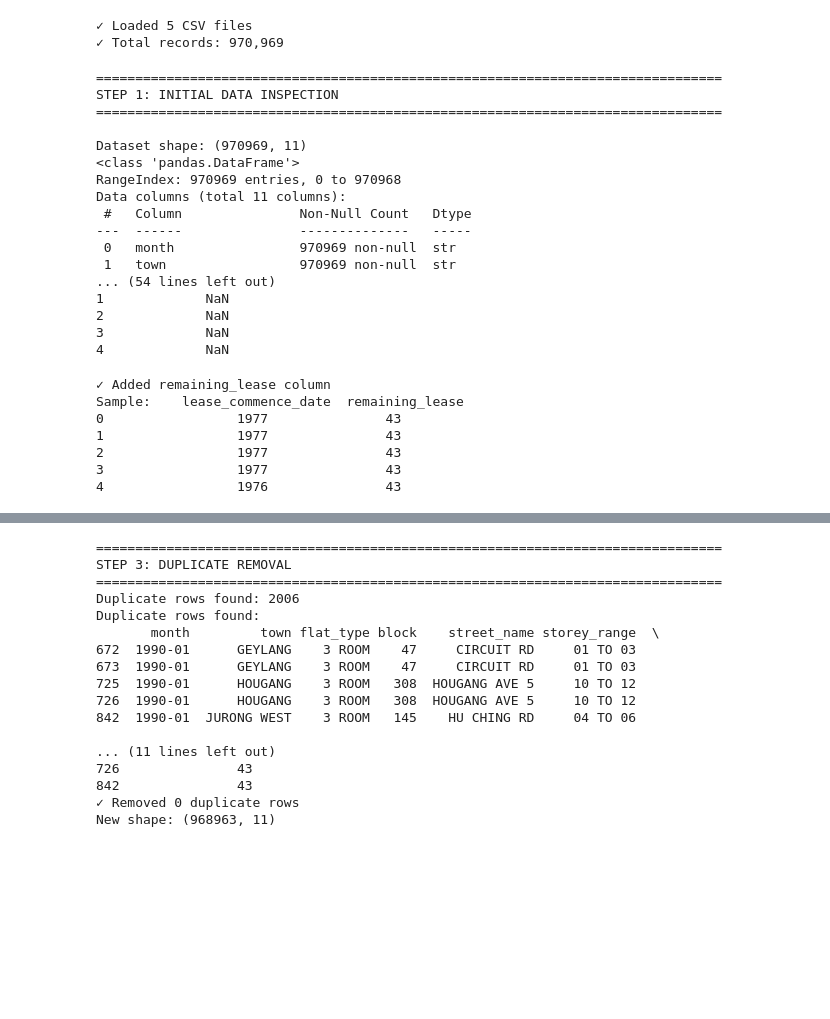
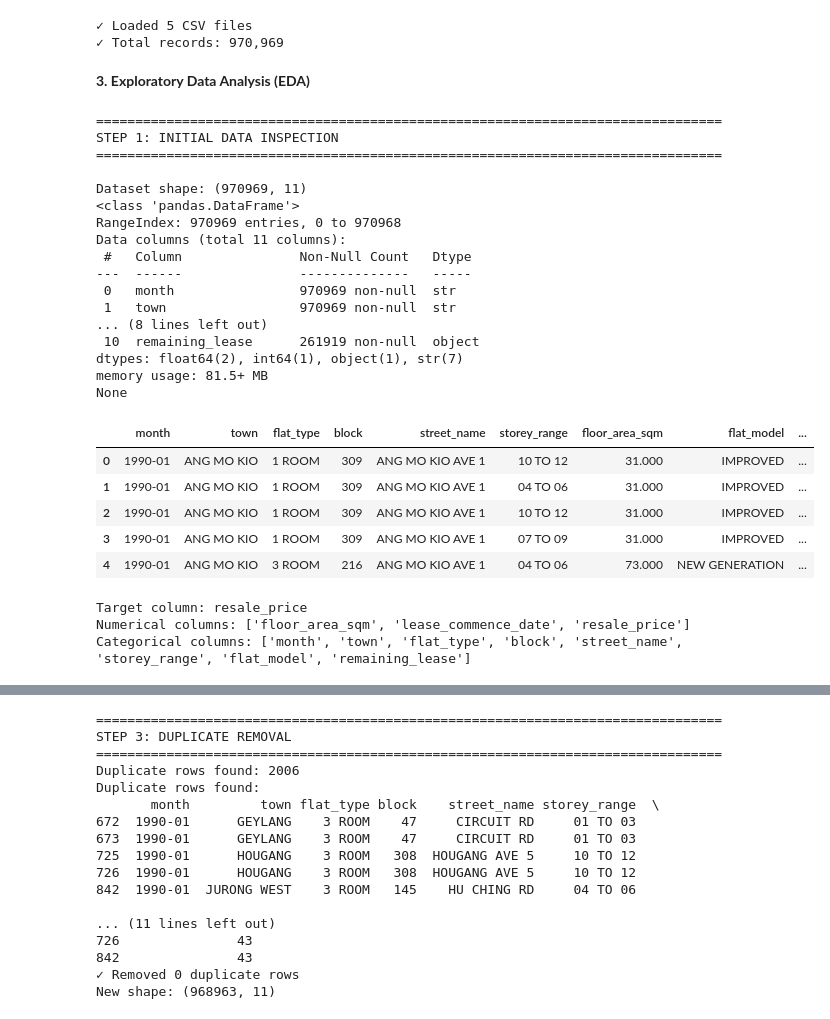
Before and after one commit to sanjeevr123/DSE3101-Project, a Jupyter notebook: backend/01_data_collection.ipynb, the cells around one changed output, grey strips where cells are left out. Drawn from its saved outputs; the diff is of its cells as text; code cells hidden in the pictures; blank space fills up the shorter version.

```diff
--- a/backend/01_data_collection.ipynb
+++ b/backend/01_data_collection.ipynb
@@ -89,6 +84,8 @@ print(f"✓ Total records: {len(combined_df):,}")
 # %% [output]
 ✓ Loaded 5 CSV files
 ✓ Total records: 970,969
+# %% [markdown]
+**3. Exploratory Data Analysis (EDA)**
 # %%
 print("=" * 80)
 print("STEP 1: INITIAL DATA INSPECTION")
@@ -96,11 +93,6 @@ print("=" * 80)
 
 print(f"\nDataset shape: {combined_df.shape}")
 print(combined_df.info())
-print(f"\nBasic statistics:\n{combined_df.describe()}")
-print(f"\nUnique values per column:")
-for col in combined_df.columns:
-    print(f"  {col}: {combined_df[col].nunique()}")
-print(f"\nFirst 5 rows:\n{combined_df.head()}")
 # %% [output]
 ================================================================================
 STEP 1: INITIAL DATA INSPECTION
@@ -114,29 +106,28 @@ Data columns (total 11 columns):
 ---  ------               --------------   -----
  0   month                970969 non-null  str
  1   town                 970969 non-null  str
-... (54 lines left out)
-1             NaN
-2             NaN
-3             NaN
-4             NaN
+... (8 lines left out)
+ 10  remaining_lease      261919 non-null  object
+dtypes: float64(2), int64(1), object(1), str(7)
+memory usage: 81.5+ MB
+None
-# %%
-# get current year
-current_year = datetime.now().year
-
-# Extract year from lease_commence_date and calculate
-combined_df['lease_year'] = pd.to_datetime(combined_df['lease_commence_date']).dt.year
-combined_df['remaining_lease'] = 99 - (current_year - combined_df['lease_year'])
-
-# Clean up
-combined_df = combined_df.drop('lease_year', axis=1)
-
-print("✓ Added remaining_lease column")
-print(f"Sample: {combined_df[['lease_commence_date', 'remaining_lease']].head()}")
-# %% [output]
-✓ Added remaining_lease column
-Sample:    lease_commence_date  remaining_lease
-0                 1977               43
-1                 1977               43
-2                 1977               43
-3                 1977               43
-4                 1976               43
+# %%
+combined_df.head()
+# %% [output]
+|  | month | town | flat_type | block | street_name | storey_range | floor_area_sqm | flat_model | ... |
+| 0 | 1990-01 | ANG MO KIO | 1 ROOM | 309 | ANG MO KIO AVE 1 | 10 TO 12 | 31.000 | IMPROVED | ... |
+| 1 | 1990-01 | ANG MO KIO | 1 ROOM | 309 | ANG MO KIO AVE 1 | 04 TO 06 | 31.000 | IMPROVED | ... |
+| 2 | 1990-01 | ANG MO KIO | 1 ROOM | 309 | ANG MO KIO AVE 1 | 10 TO 12 | 31.000 | IMPROVED | ... |
+| 3 | 1990-01 | ANG MO KIO | 1 ROOM | 309 | ANG MO KIO AVE 1 | 07 TO 09 | 31.000 | IMPROVED | ... |
+| 4 | 1990-01 | ANG MO KIO | 3 ROOM | 216 | ANG MO KIO AVE 1 | 04 TO 06 | 73.000 | NEW GENERATION | ... |
+# %%
+num_cols = combined_df.select_dtypes(include=[np.number]).columns.tolist()
+cat_cols = combined_df.select_dtypes(exclude=[np.number]).columns.tolist()
+
+print("Target column:", TARGET_COL)
+print("Numerical columns:", num_cols)
+print("Categorical columns:", cat_cols)
+# %% [output]
+Target column: resale_price
+Numerical columns: ['floor_area_sqm', 'lease_commence_date', 'resale_price']
+Categorical columns: ['month', 'town', 'flat_type', 'block', 'street_name', 'storey_range', 'flat_model', 'remaining_lease']
```
Also changed, not shown: parts of 7 cells of this notebook.
